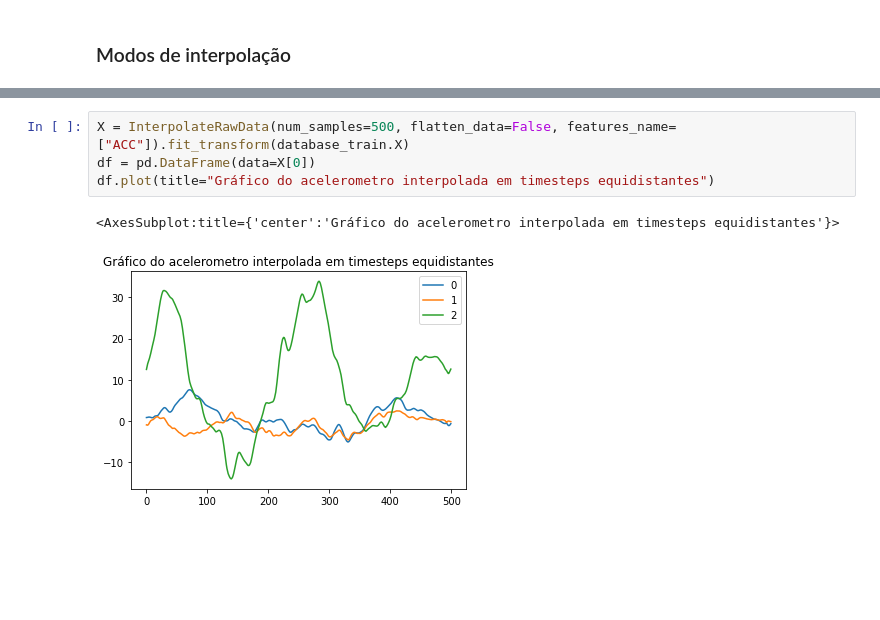
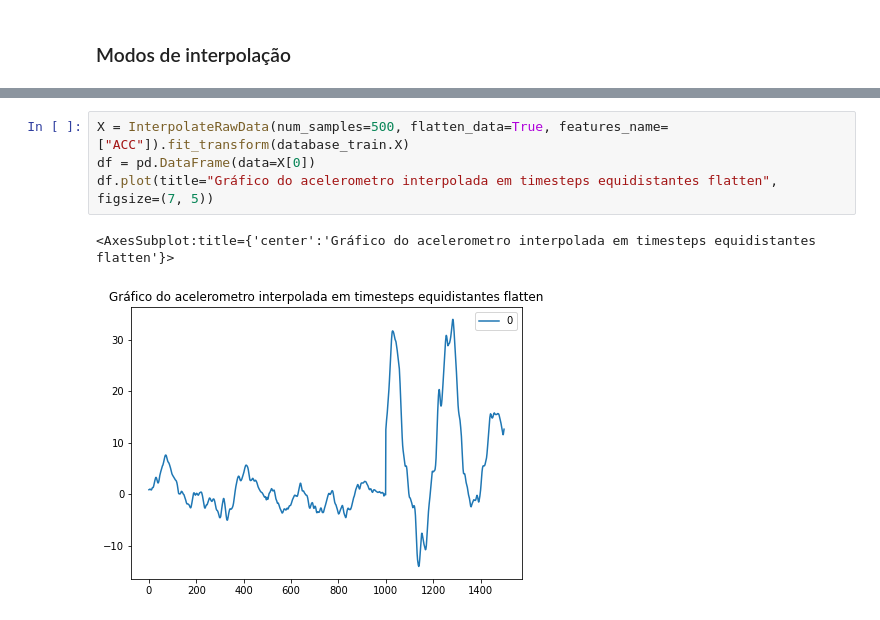
Before and after one commit to HeitorBRaymundo/mc906, a Jupyter notebook: prj3/DataInfo.ipynb, the cells around one changed output, grey strips where cells are left out. Drawn from its saved outputs; the diff is of its cells as text; blank space fills up the shorter version.

Commit message:
adicionado modelo so com acelerometro

```diff
--- a/prj3/DataInfo.ipynb
+++ b/prj3/DataInfo.ipynb
@@ -115,7 +137,7 @@ plot_all_readings(database_train.datalist[0].readings, keys=['ACC'], table_forma
 # %%
-X = InterpolateRawData(num_samples=500, flatten_data=False, features_name=["ACC"]).fit_transform(database_train.X)
+X = InterpolateRawData(num_samples=500, flatten_data=True, features_name=["ACC"]).fit_transform(database_train.X)
 df = pd.DataFrame(data=X[0])
-df.plot(title="Gráfico do acelerometro interpolada em timesteps equidistantes")
+df.plot(title="Gráfico do acelerometro interpolada em timesteps equidistantes flatten", figsize=(7, 5))
 # %% [output]
-<AxesSubplot:title={'center':'Gráfico do acelerometro interpolada em timesteps equidistantes'}>
+<AxesSubplot:title={'center':'Gráfico do acelerometro interpolada em timesteps equidistantes flatten'}>
-[figure, old version]
+[figure, new version]
```
Also changed, not shown: parts of 8 cells of this notebook, 4 other files.
